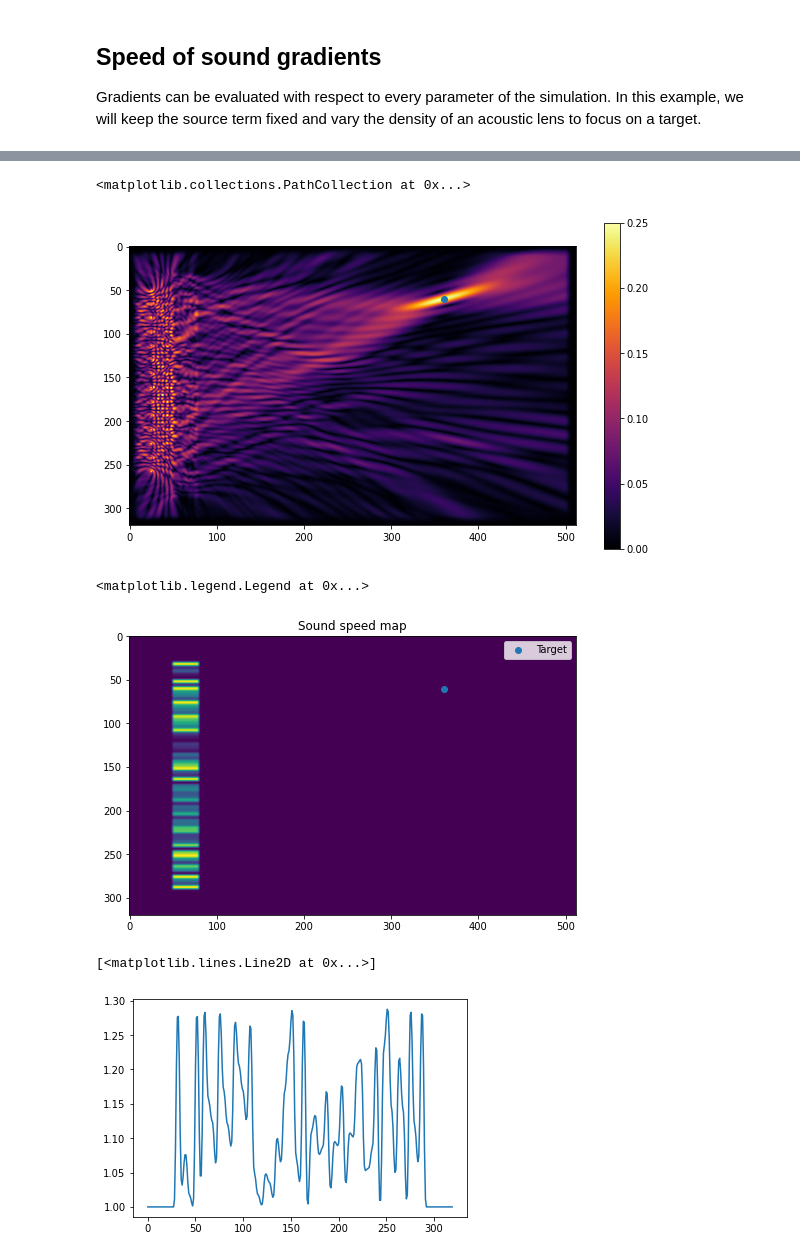
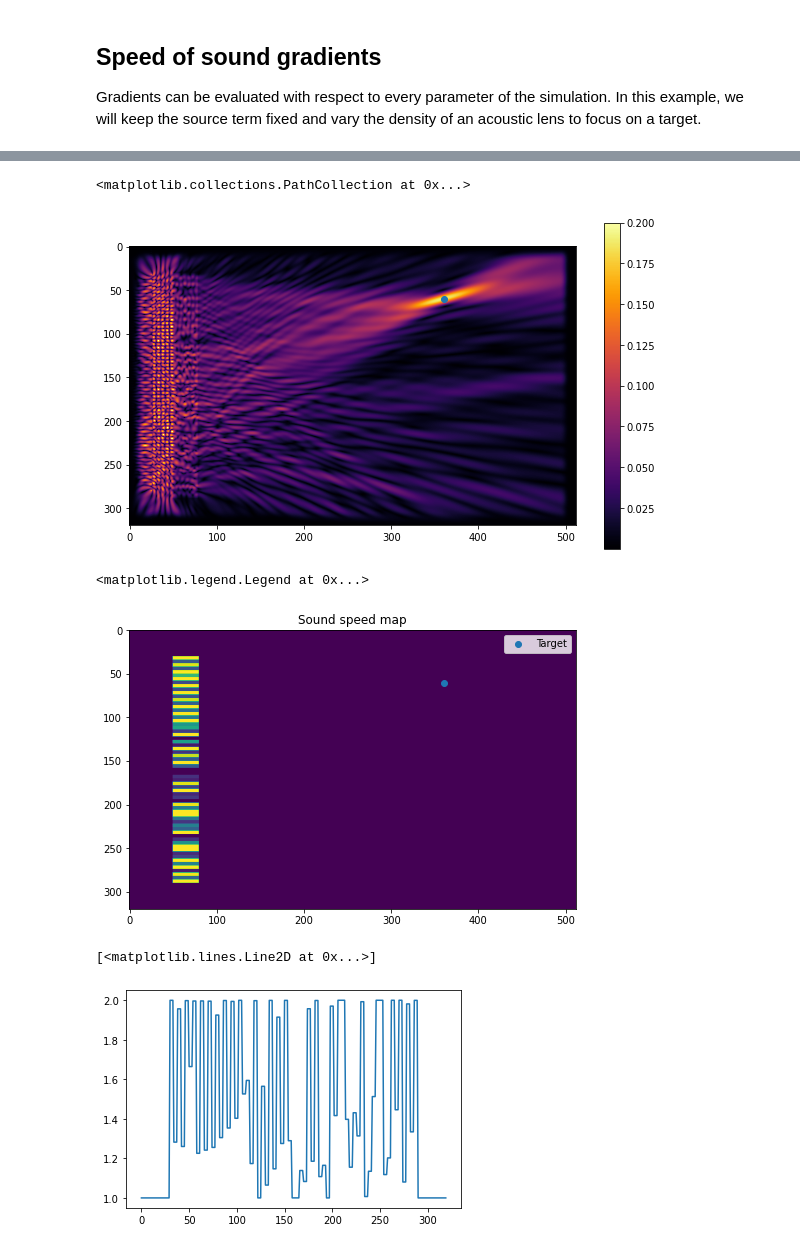
Before and after one commit to ucl-bug/jwave, a Jupyter notebook: docs/notebooks/helmholtz_solver_differentiable.ipynb, the cells around one changed output, grey strips where cells are left out. Saved outputs shown, nothing was run; the diff lists cells and outputs as text; code cells hidden in the pictures.

```diff
--- a/docs/notebooks/helmholtz_solver_differentiable.ipynb
+++ b/docs/notebooks/helmholtz_solver_differentiable.ipynb
@@ -291,28 +237,34 @@ params["source"] = jnp.expand_dims(src_field, -1)
 # %%
+from jax import value_and_grad
+from jwave.acoustics.time_harmonic import helmholtz_solver
+
 def loss(field):
+    field = field.on_grid
     return -jnp.sum(jnp.abs(field[target[0],target[1]]))
 
-def get_field(sos_vector, tol, field):
-    params["rho0"] = get_density(sos_vector)
-    params["guess"] = field
-    params["solver_params"]["tol"] = tol
-    return solver(params)
+def get_field(params, tol, field):
+    medium = Medium(domain, sound_speed=get_sos(params))
+    return helmholtz_solver(medium, 1.0, linear_phase, guess=field, tol=tol, checkpoint=True, params=op_params)
 
-def full_loss(sos_vector, tol, field):
-    field = get_field(sos_vector, tol, field)
+def full_loss(params, tol, field):
+    field = get_field(params, tol, field)
     return loss(field), field
 
 loss_with_grad = value_and_grad(full_loss, has_aux=True)
 # %%
+from jax.example_libraries import optimizers
+from jax import jit
+from tqdm import tqdm
+
 losshistory = []
 
 key, _ = random.split(key)
 sos_vector = random.normal(key, shape=(65,))
 
 init_fun, update_fun, get_params = optimizers.adam(.1, b1=0.9, b2=0.9)
-opt_state = init_fun(sos_vector)
+opt_state = init_fun(sos_control_points)
 
-@partial(jit, static_argnums=(1,))
+@jit
 def update(opt_state, tol, field):
     loss_and_field, gradient = loss_with_grad(get_params(opt_state), tol, field)
     lossval = loss_and_field[0]
@@ -320,21 +272,13 @@ def update(opt_state, tol, field):
     return lossval, field, update_fun(k, gradient, opt_state)
 
 pbar = tqdm(range(100))
-tol = 1e-3
-field = field
+tol = 1e-2
+field = -linear_phase
 for k in pbar:
     lossval, field, opt_state = update(opt_state, tol, field)
 
-    if k == 0:
-        avg_loss = lossval
-    else:
-        avg_loss = 0.5*avg_loss + 0.5*lossval
-
-    if lossval > avg_loss:
-        tol = max([tol/10, 1e-5])
-
     # For logging
-    pbar.set_description("Tol: {} | Avg. ampl: {:01.4f} | Ampl: {:01.4f}".format(tol, -avg_loss, -lossval))
+    pbar.set_description("Tol: {} Ampl: {:01.4f}".format(tol, -lossval))
     losshistory.append(lossval)
 
 transmit_phase = get_params(opt_state)
@@ -349,24 +293,24 @@ opt_sos_vector = get_params(opt_state)
 # %%
 plt.figure(figsize=(10,6))
 
-plt.imshow(jnp.abs(field), vmin=0., vmax=0.25, cmap="inferno")
+plt.imshow(jnp.abs(field.on_grid), vmax=0.2, cmap="inferno")
 plt.colorbar()
 plt.scatter(target[1], target[0])
 # %% [output]
 <matplotlib.collections.PathCollection at 0x...>
-[figure, old version]
+[figure, new version]
 # %%
-sos = get_sound_speed(opt_sos_vector)
+sos = get_sos(opt_sos_vector)
 plt.figure(figsize=(8,8))
-plt.imshow(sos[...,0])
+plt.imshow(sos.on_grid[...,0])
 plt.title("Sound speed map")
 plt.scatter(target[1], target[0], label="Target")
 plt.legend()
 # %% [output]
 <matplotlib.legend.Legend at 0x...>
-[figure, old version]
+[figure, new version]
 # %%
-plt.plot(sos[:,80])
+plt.plot(sos.on_grid[...,64,0])
 # %% [output]
 [<matplotlib.lines.Line2D at 0x...>]
-[figure, old version]
+[figure, new version]
```
Also changed, not shown: parts of 26 cells of this notebook, 20 other files.
